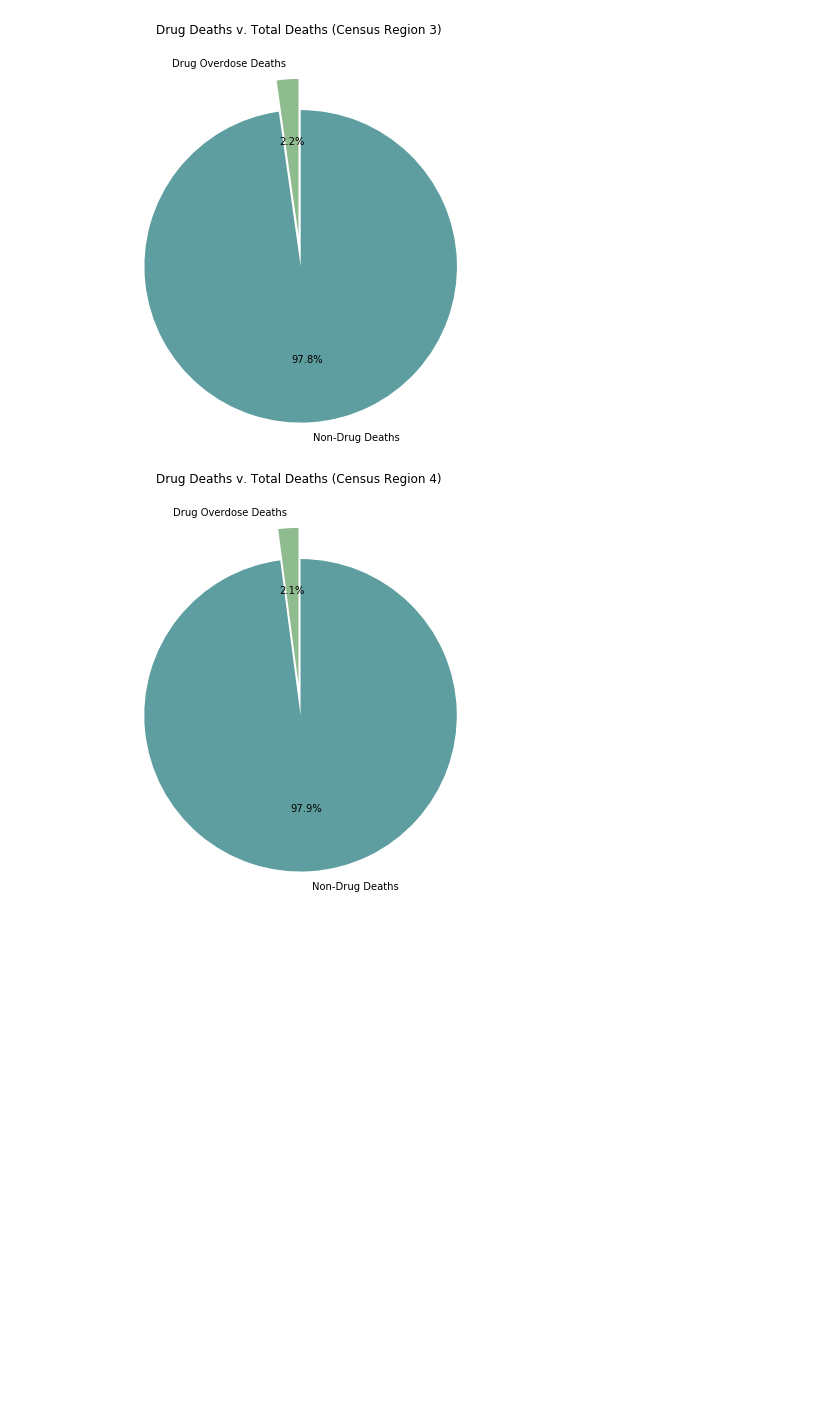
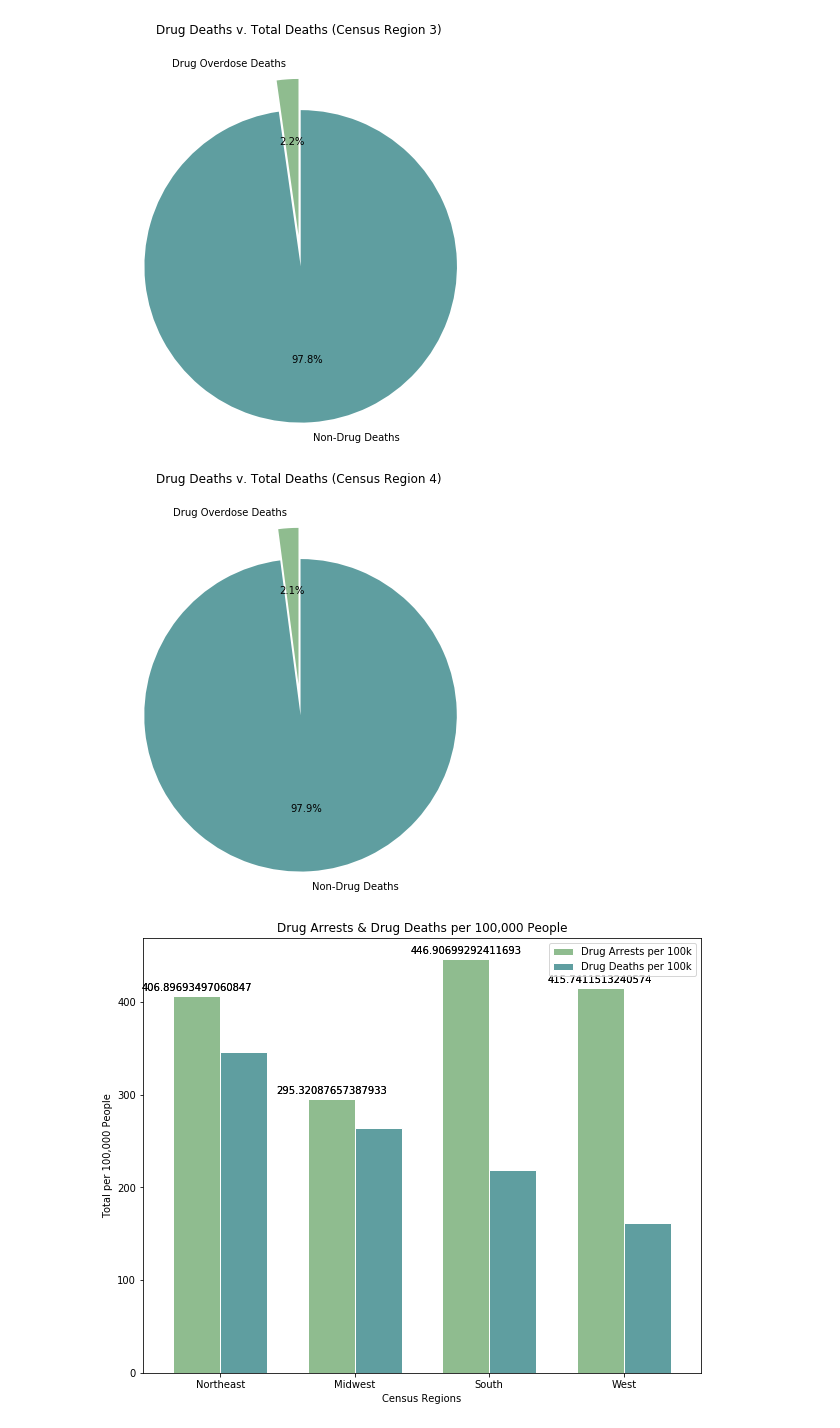
Before and after one commit to linmck/group_project_1, a Jupyter notebook: graphing.ipynb, the cells around one changed output. Cells and saved outputs as stored; diff of their text form; code cells hidden in the pictures; blank space fills up the shorter version.

```diff
--- a/graphing.ipynb
+++ b/graphing.ipynb
@@ -122,3 +122,70 @@ plt.show()
 [figure]
 [figure]
 [figure]
+# %%
+# Read in population data to get per capita arrests
+population_df = pd.read_csv("Resources/population_region.csv").reset_index()
+population_df = population_df.rename(columns={"2017 Population":"Population"})
+population_df["index"] = ("1","2","3","4")
+population_df = population_df.set_index("index")
+population_data = population_df["Population"]
+population_df
+pop_pivot = reg_pivot.append(population_data)
+pop_arrests_reg = pop_pivot.drop({"Cocaine (T40.5)","Heroin (T40.1)","Number of Deaths",
+                              "Natural, semi-synthetic, & synthetic opioids, incl. methadone (T40.2-T40.4)",
+                              "Psychostimulants with abuse potential (T43.6)",
+                              "Alcohol"})
+
+pop_arrests_reg.loc["Arrests Per 100,000 People"] = ((pop_arrests_reg.loc["Drug Arrests"] / pop_arrests_reg.loc["Population"])*100000)
+pop_arrests_reg.loc["Drug Deaths Per 100,000 People"] = ((pop_arrests_reg.loc["Number of Drug Overdose Deaths"] / pop_arrests_reg.loc["Population"])*100000)
+arrests_per = pop_arrests_reg.drop({"Drug Arrests","Population", "Number of Drug Overdose Deaths"})
+arrests_per.round(2)
+arrests_per.head()
+
+# Data to plot
+x_axis1 = np.arange(len(arrests_per.columns))
+x_axis2 = [x + (width) for x in x_axis1]
+arrests = arrests_per.iloc[0]
+pop = arrests_per.iloc[1]
+arrest_vals = arrests[1].tolist()
+pop_vals = pop[1].tolist()
+regions = ["Northeast", "Midwest", "South", "West"]
+width = .35
+
+# Create figure where data will be plotted
+fig1, arrests_ax1 = plt.subplots(figsize=(10, 8))
+
+# Pull in both data series
+p1 = arrests_ax1.bar(x_axis1, arrests, width, color="darkseagreen", edgecolor='white', label = "Drug Arrests per 100k")
+p2 = arrests_ax1.bar(x_axis2, pop, width, color="cadetblue", edgecolor='white', label = "Drug Deaths per 100k")
+
+# Format chart
+arrests_ax1.set(title="Drug Arrests & Drug Deaths per 100,000 People")
+tick_locations = [value + (width/2) for value in x_axis]
+plt.xticks(tick_locations, regions)
+plt.xlim(-0.40, len(x_axis1)-.25)
+plt.xlabel("Census Regions")
+plt.ylabel("Total per 100,000 People")
+plt.legend(loc="best")
+
+def autolabel(rects):
+    """Attach a text label above each bar in *rects*, displaying its height."""
+    for rect in p1:
+        height = rect.get_height()
+        arrests_ax1.annotate('{}'.format(height),
+                    xy=(rect.get_x() + rect.get_width() / 2, height),
+                    xytext=(0, 3),  # 3 points vertical offset
+                    textcoords="offset points",
+                    ha='center', va='bottom')
+    for rect in p1:
+        height = rect.get_height()
+        arrests_ax1.annotate('{}'.format(height),
+                    xy=(rect.get_x() + rect.get_width() / 2, height),
+                    xytext=(0, 3),  # 3 points vertical offset
+                    textcoords="offset points",
+                    ha='center', va='bottom')
+
+autolabel(arrest_vals)
+autolabel(pop_vals)
+# %% [output]
+[figure, added]
```
Also changed, not shown: parts of 2 cells of this notebook.
